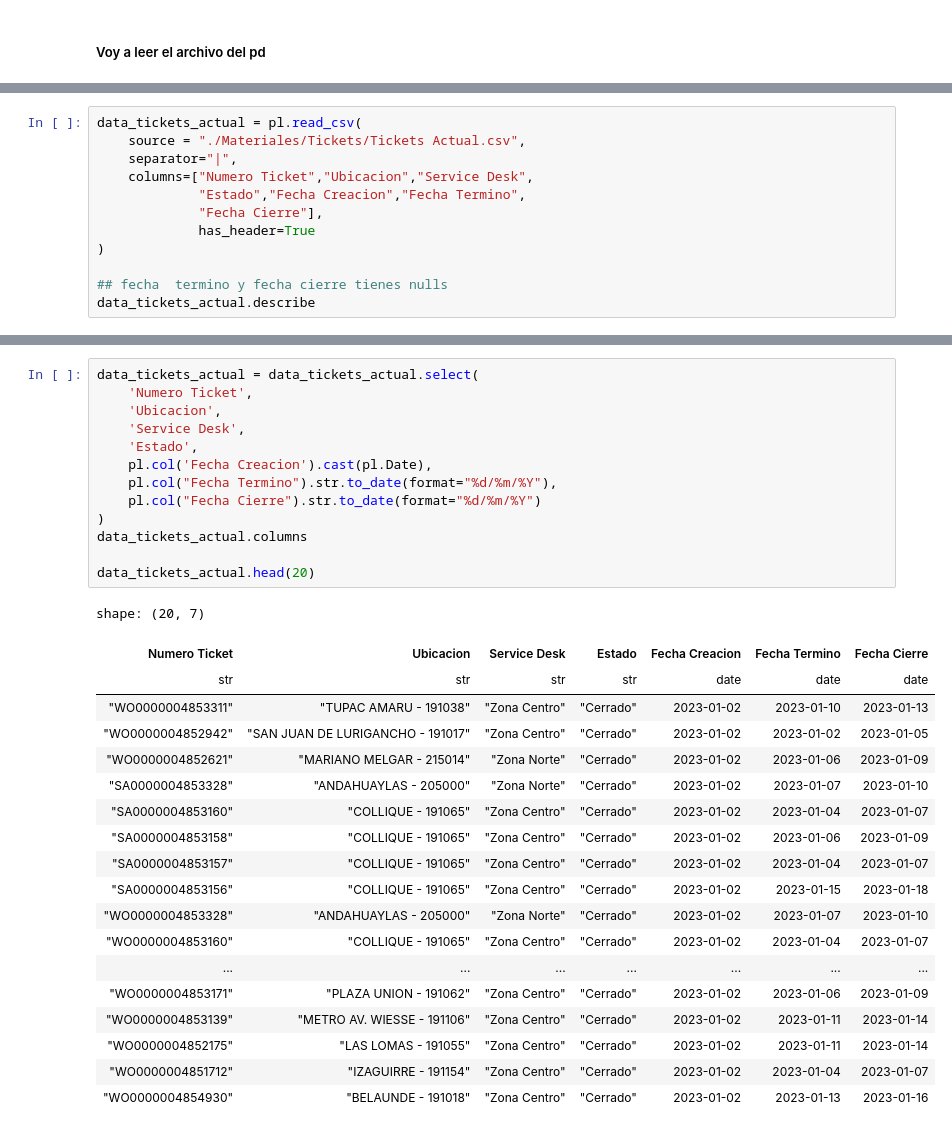
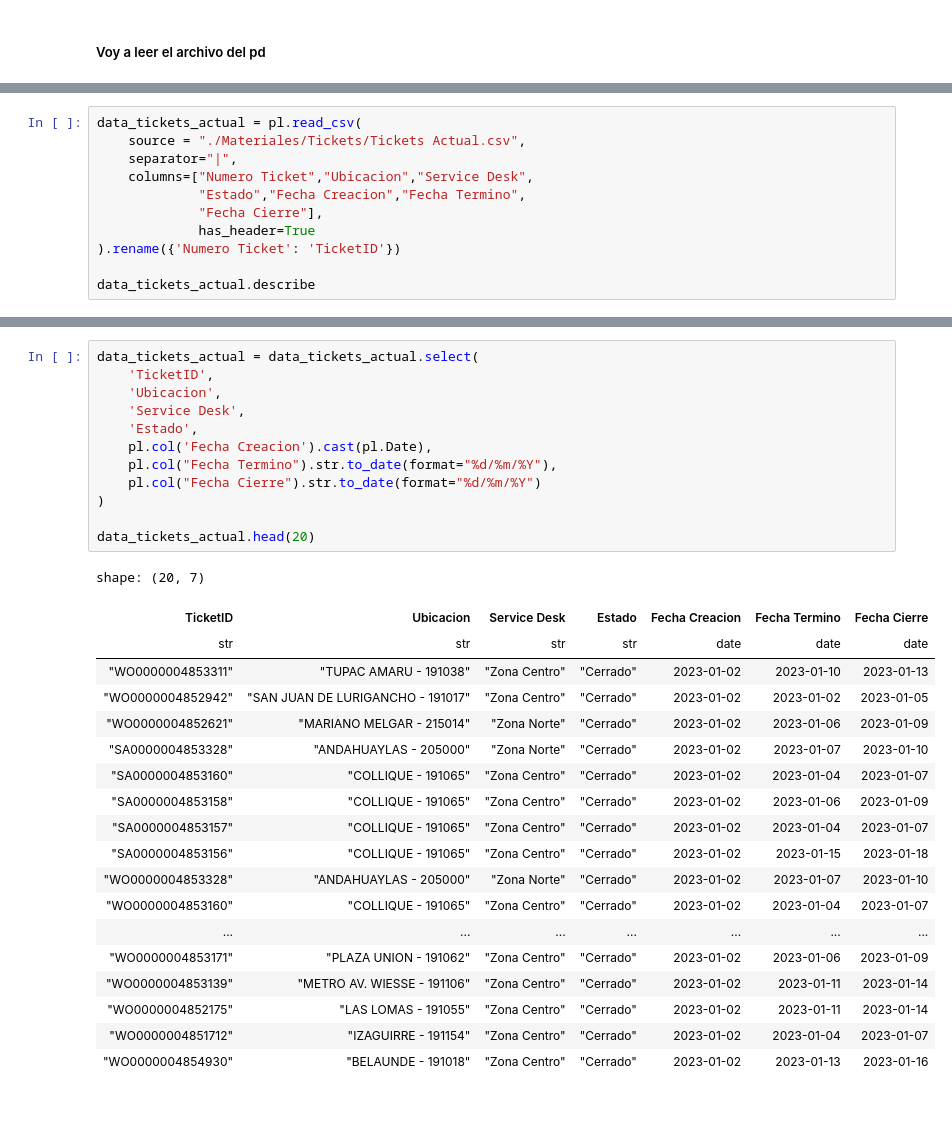
Before and after one commit to omarayrton/Primer-Entregable-ETL, a Jupyter notebook: primera_entrega.ipynb, the cells around one changed output, grey strips where cells are left out. Cells and saved outputs as stored; diff of their text form.

```diff
--- a/primera_entrega.ipynb
+++ b/primera_entrega.ipynb
@@ -75,9 +75,8 @@ data_tickets_actual = pl.read_csv(
              "Estado","Fecha Creacion","Fecha Termino",
              "Fecha Cierre"],
              has_header=True
-)
+).rename({'Numero Ticket': 'TicketID'})
 
-## fecha  termino y fecha cierre tienes nulls
 data_tickets_actual.describe
 # %% [output]
 <bound method DataFrame.describe of shape: (13_050, 7)
@@ -99,20 +98,19 @@ data_tickets_actual.describe
 └──────────────┴──────────────┴──────────────┴──────────┴──────────────┴─────────────┴─────────────┘>
 # %%
 data_tickets_actual = data_tickets_actual.select(
-    'Numero Ticket',
+    'TicketID',
     'Ubicacion',
     'Service Desk',
     'Estado',
     pl.col('Fecha Creacion').cast(pl.Date),
     pl.col("Fecha Termino").str.to_date(format="%d/%m/%Y"),
     pl.col("Fecha Cierre").str.to_date(format="%d/%m/%Y")
 )
-data_tickets_actual.columns
 
 data_tickets_actual.head(20)
 # %% [output]
 shape: (20, 7)
-| Numero Ticket | Ubicacion | Service Desk | Estado | Fecha Creacion | Fecha Termino | Fecha Cierre |
+| TicketID | Ubicacion | Service Desk | Estado | Fecha Creacion | Fecha Termino | Fecha Cierre |
 | str | str | str | str | date | date | date |
 | "WO0000004853311" | "TUPAC AMARU - 191038" | "Zona Centro" | "Cerrado" | 2023-01-02 | 2023-01-10 | 2023-01-13 |
 | "WO0000004852942" | "SAN JUAN DE LURIGANCHO - 191017" | "Zona Centro" | "Cerrado" | 2023-01-02 | 2023-01-02 | 2023-01-05 |
```
Also changed, not shown: parts of 2 cells of this notebook.
